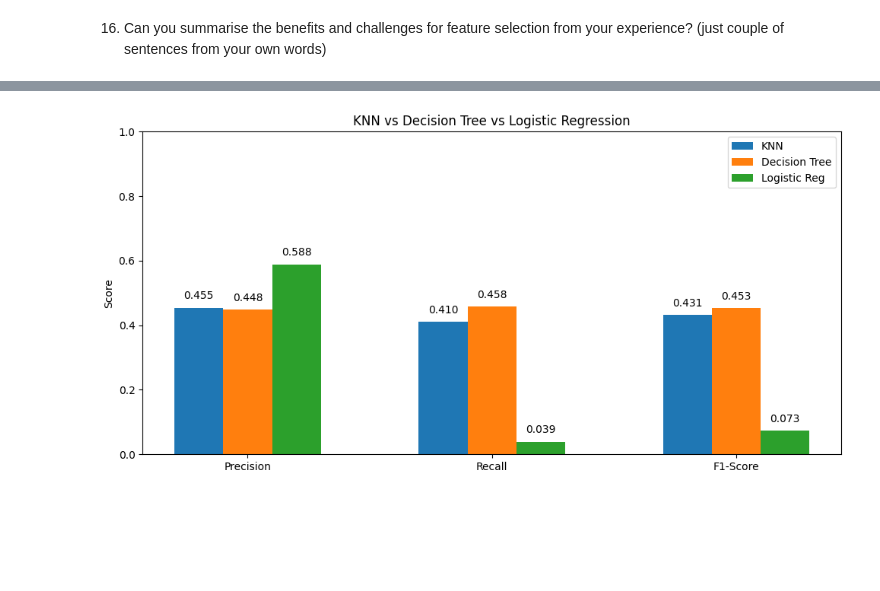
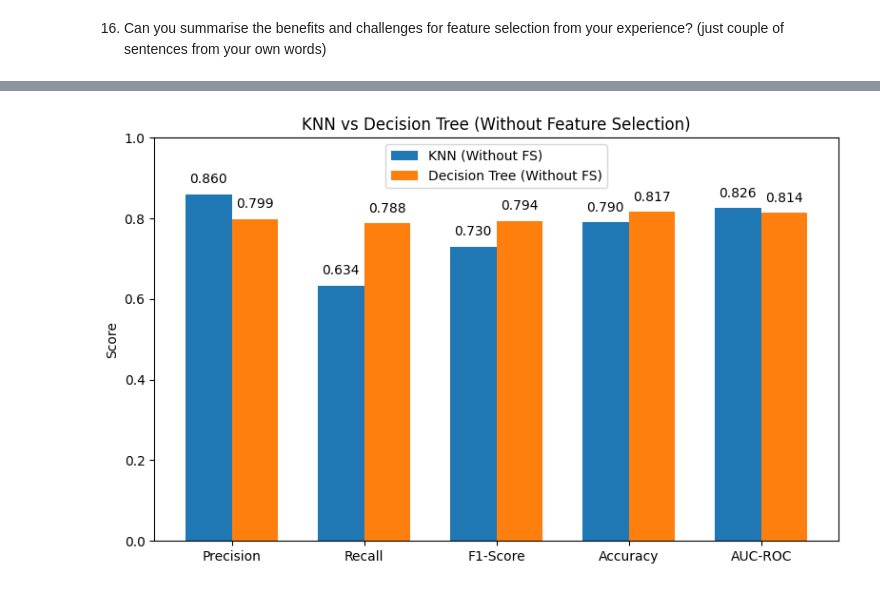
Before and after one commit to mujtaba86/final-ml, a Jupyter notebook: LAB_9_(2).ipynb, the cells around one changed output, grey strips where cells are left out. Saved outputs shown, nothing was run; the diff lists cells and outputs as text; code cells hidden in the pictures; blank space fills up the shorter version.

```diff
--- a/LAB_9_(2).ipynb
+++ b/LAB_9_(2).ipynb
@@ -423,18 +595,30 @@ import numpy as np
 import matplotlib.pyplot as plt
 
 # --- ASSUMES these variables are already defined: ---
-# precision_knn, recall_knn, f1_knn
-# precision_dt,  recall_dt,  f1_dt
-# precision_lr,  recall_lr,  f1_lr
+# KNN, Decision Tree, Logistic Regression metrics with and without feature selection
+# precision_knn_fs, recall_knn_fs, f1_knn_fs, accuracy_knn_fs, auc_roc_knn_fs
+# precision_knn_nfs, recall_knn_nfs, f1_knn_nfs, accuracy_knn_nfs, auc_roc_knn_nfs
+# precision_dt_fs, recall_dt_fs, f1_dt_fs, accuracy_dt_fs, auc_roc_dt_fs
+# precision_dt_nfs, recall_dt_nfs, f1_dt_nfs, accuracy_dt_nfs, auc_roc_dt_nfs
+# precision_lr_fs, recall_lr_fs, f1_lr_fs, accuracy_lr_fs, auc_roc_lr_fs
+# precision_lr_nfs, recall_lr_nfs, f1_lr_nfs, accuracy_lr_nfs, auc_roc_lr_nfs
 
-# Prepare metric lists
-knn_metrics = [precision_knn, recall_knn, f1_knn]
-dt_metrics  = [precision_dt,  recall_dt,  f1_dt]
-lr_metrics  = [precision_lr,  recall_lr,  f1_lr]
-labels      = ['Precision', 'Recall', 'F1-Score']
-x           = np.arange(len(labels))
+# Prepare metric lists for models with feature selection
+knn_metrics_fs = [precision_knn_fs, recall_knn_fs, f1_knn_fs, accuracy_knn_fs, auc_roc_knn_fs]
+dt_metrics_fs  = [precision_dt_fs, recall_dt_fs, f1_dt_fs, accuracy_dt_fs, auc_roc_dt_fs]
+lr_metrics_fs  = [precision_lr_fs, recall_lr_fs, f1_lr_fs, accuracy_lr_fs, auc_roc_lr_fs]
 
-def plot_pair(a_metrics, b_metrics, a_label, b_label):
+# Prepare metric lists for models without feature selection
+knn_metrics_nfs = [precision_knn_nfs, recall_knn_nfs, f1_knn_nfs, accuracy_knn_nfs, auc_roc_knn_nfs]
+dt_metrics_nfs  = [precision_dt_nfs, recall_dt_nfs, f1_dt_nfs, accuracy_dt_nfs, auc_roc_dt_nfs]
+lr_metrics_nfs  = [precision_lr_nfs, recall_lr_nfs, f1_lr_nfs, accuracy_lr_nfs, auc_roc_lr_nfs]
+
+# Labels for metrics
+labels = ['Precision', 'Recall', 'F1-Score', 'Accuracy', 'AUC-ROC']
+x = np.arange(len(labels))
+
+# Function to plot bar charts for two models
+def plot_pair(a_metrics, b_metrics, a_label, b_label, title):
     width = 0.35
     fig, ax = plt.subplots(figsize=(8, 5))
     bars1 = ax.bar(x - width/2, a_metrics, width, label=a_label)
@@ -443,7 +627,7 @@ def plot_pair(a_metrics, b_metrics, a_label, b_label):
     ax.set_xticklabels(labels)
     ax.set_ylim(0, 1)
     ax.set_ylabel('Score')
-    ax.set_title(f'{a_label} vs {b_label}')
+    ax.set_title(title)
     ax.legend()
     # Annotate bars
     for bar in bars1 + bars2:
@@ -455,31 +639,39 @@ def plot_pair(a_metrics, b_metrics, a_label, b_label):
     plt.tight_layout()
     plt.show()
 
-# 1. KNN vs Decision Tree
-plot_pair(knn_metrics, dt_metrics, 'KNN', 'Decision Tree')
+# 1. KNN vs Decision Tree (With Feature Selection)
+plot_pair(knn_metrics_fs, dt_metrics_fs, 'KNN (With FS)', 'Decision Tree (With FS)', 'KNN vs Decision Tree (With Feature Selection)')
 
-# 2. Decision Tree vs Logistic Regression
-plot_pair(dt_metrics, lr_metrics, 'Decision Tree', 'Logistic Regression')
+# 2. Decision Tree vs Logistic Regression (With Feature Selection)
+plot_pair(dt_metrics_fs, lr_metrics_fs, 'Decision Tree (With FS)', 'Logistic Regression (With FS)', 'Decision Tree vs Logistic Regression (With Feature Selection)')
 
-# 3. KNN vs Logistic Regression
-plot_pair(knn_metrics, lr_metrics, 'KNN', 'Logistic Regression')
+# 3. KNN vs Logistic Regression (With Feature Selection)
+plot_pair(knn_metrics_fs, lr_metrics_fs, 'KNN (With FS)', 'Logistic Regression (With FS)', 'KNN vs Logistic Regression (With Feature Selection)')
 
+# 4. KNN vs Decision Tree (Without Feature Selection)
+plot_pair(knn_metrics_nfs, dt_metrics_nfs, 'KNN (Without FS)', 'Decision Tree (Without FS)', 'KNN vs Decision Tree (Without Feature Selection)')
 
-# 4. All three models together
+# 5. Decision Tree vs Logistic Regression (Without Feature Selection)
+plot_pair(dt_metrics_nfs, lr_metrics_nfs, 'Decision Tree (Without FS)', 'Logistic Regression (Without FS)', 'Decision Tree vs Logistic Regression (Without Feature Selection)')
+
+# 6. KNN vs Logistic Regression (Without Feature Selection)
+plot_pair(knn_metrics_nfs, lr_metrics_nfs, 'KNN (Without FS)', 'Logistic Regression (Without FS)', 'KNN vs Logistic Regression (Without Feature Selection)')
+
+# 7. All three models together (With Feature Selection)
 width = 0.2
 fig, ax = plt.subplots(figsize=(10, 5))
-bars_knn = ax.bar(x - width, knn_metrics, width, label='KNN')
-bars_dt  = ax.bar(x,           dt_metrics,  width, label='Decision Tree')
-bars_lr  = ax.bar(x + width,  lr_metrics,  width, label='Logistic Reg')
+bars_knn_fs = ax.bar(x - width, knn_metrics_fs, width, label='KNN (With FS)')
+bars_dt_fs  = ax.bar(x, dt_metrics_fs, width, label='Decision Tree (With FS)')
+bars_lr_fs  = ax.bar(x + width, lr_metrics_fs, width, label='Logistic Regression (With FS)')
 ax.set_xticks(x)
 ax.set_xticklabels(labels)
 ax.set_ylim(0, 1)
 ax.set_ylabel('Score')
-ax.set_title('KNN vs Decision Tree vs Logistic Regression')
+ax.set_title('KNN vs Decision Tree vs Logistic Regression (With Feature Selection)')
 ax.legend()
 
 # Annotate all bars
-for bar in bars_knn + bars_dt + bars_lr:
+for bar in bars_knn_fs + bars_dt_fs + bars_lr_fs:
     h = bar.get_height()
     ax.text(bar.get_x() + bar.get_width()/2,
             h + 0.02,
@@ -488,4 +680,27 @@ for bar in bars_knn + bars_dt + bars_lr:
 
 plt.tight_layout()
 plt.show()
+
+# 8. All three models together (Without Feature Selection)
+fig, ax = plt.subplots(figsize=(10, 7))
+bars_knn_nfs = ax.bar(x - width, knn_metrics_nfs, width, label='KNN (Without FS)')
+bars_dt_nfs  = ax.bar(x, dt_metrics_nfs, width, label='Decision Tree (Without FS)')
+bars_lr_nfs  = ax.bar(x + width, lr_metrics_nfs, width, label='Logistic Regression (Without FS)')
+ax.set_xticks(x)
+ax.set_xticklabels(labels)
+ax.set_ylim(0, 1)
+ax.set_ylabel('Score')
+ax.set_title('KNN vs Decision Tree vs Logistic Regression (Without Feature Selection)')
+ax.legend()
+
+# Annotate all bars
+for bar in bars_knn_nfs + bars_dt_nfs + bars_lr_nfs:
+    h = bar.get_height()
+    ax.text(bar.get_x() + bar.get_width()/2,
+            h + 0.02,
+            f"{h:.3f}",
+            ha='center', va='bottom')
+
+plt.tight_layout()
+plt.show()
 # %% [output]
@@ -495 +710 @@ plt.show()
-[figure, old version]
+[figure, new version]
```
Also changed, not shown: parts of 6 cells of this notebook.
